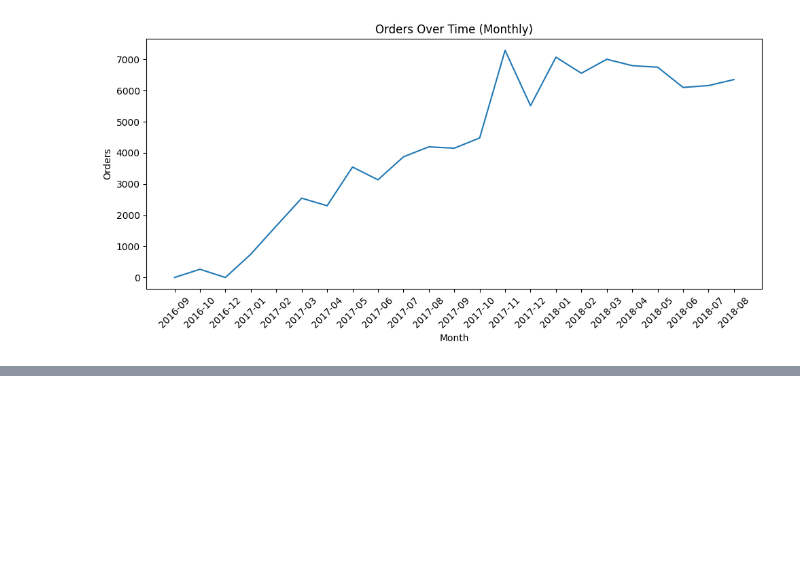
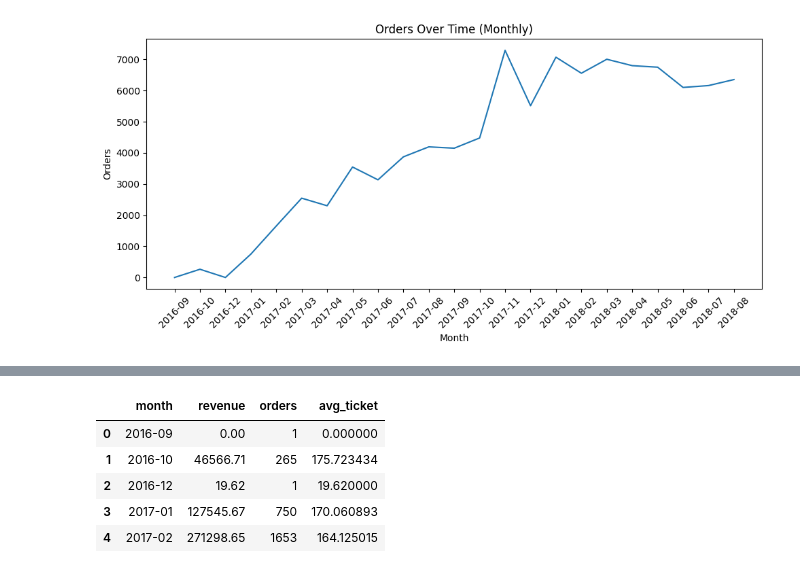
Before and after one commit to AiltonJ303/globalshop-ecommerce-analytics, a Jupyter notebook: python/notebooks/01_revenue_over_time.ipynb, the cells around one changed output, grey strips where cells are left out. Cells and saved outputs as stored; diff of their text form; code cells hidden in the pictures; blank space fills up the shorter version.

```diff
--- a/python/notebooks/01_revenue_over_time.ipynb
+++ b/python/notebooks/01_revenue_over_time.ipynb
@@ -176,0 +213,16 @@ orders_monthly.to_csv("../../docs/orders_monthly.csv", index=False)
+# %%
+final_monthly = (
+    rev_monthly
+    .merge(orders_monthly, on="month", how="inner")
+    .merge(aov[["month", "avg_ticket"]], on="month", how="inner")
+    .sort_values("month")
+)
+
+final_monthly.head()
+# %% [output]
+|  | month | revenue | orders | avg_ticket |
+| 0 | 2016-09 | 0.00 | 1 | 0.000000 |
+| 1 | 2016-10 | 46566.71 | 265 | 175.723434 |
+| 2 | 2016-12 | 19.62 | 1 | 19.620000 |
+| 3 | 2017-01 | 127545.67 | 750 | 170.060893 |
+| 4 | 2017-02 | 271298.65 | 1653 | 164.125015 |
```
Also changed, not shown: parts of 6 cells of this notebook, 2 other files.
